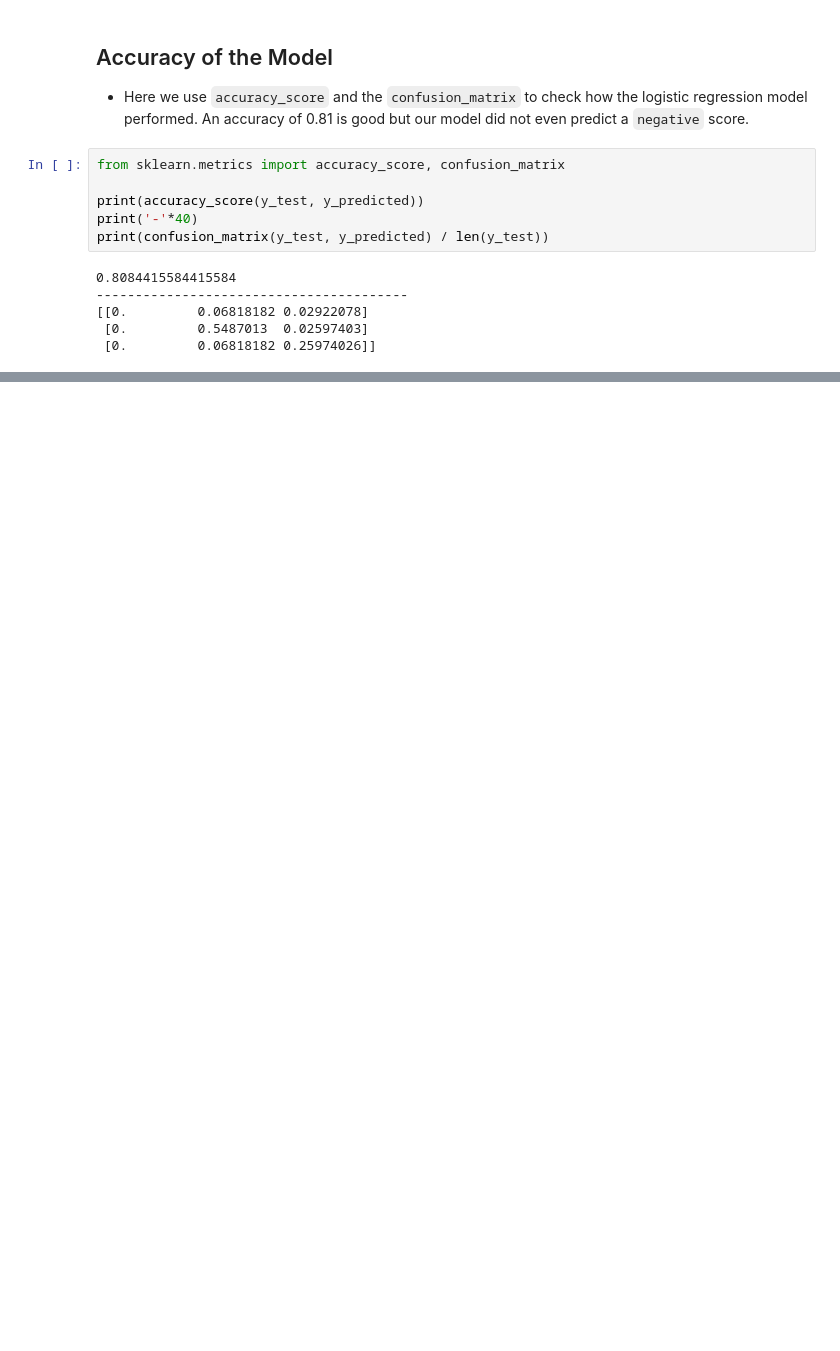
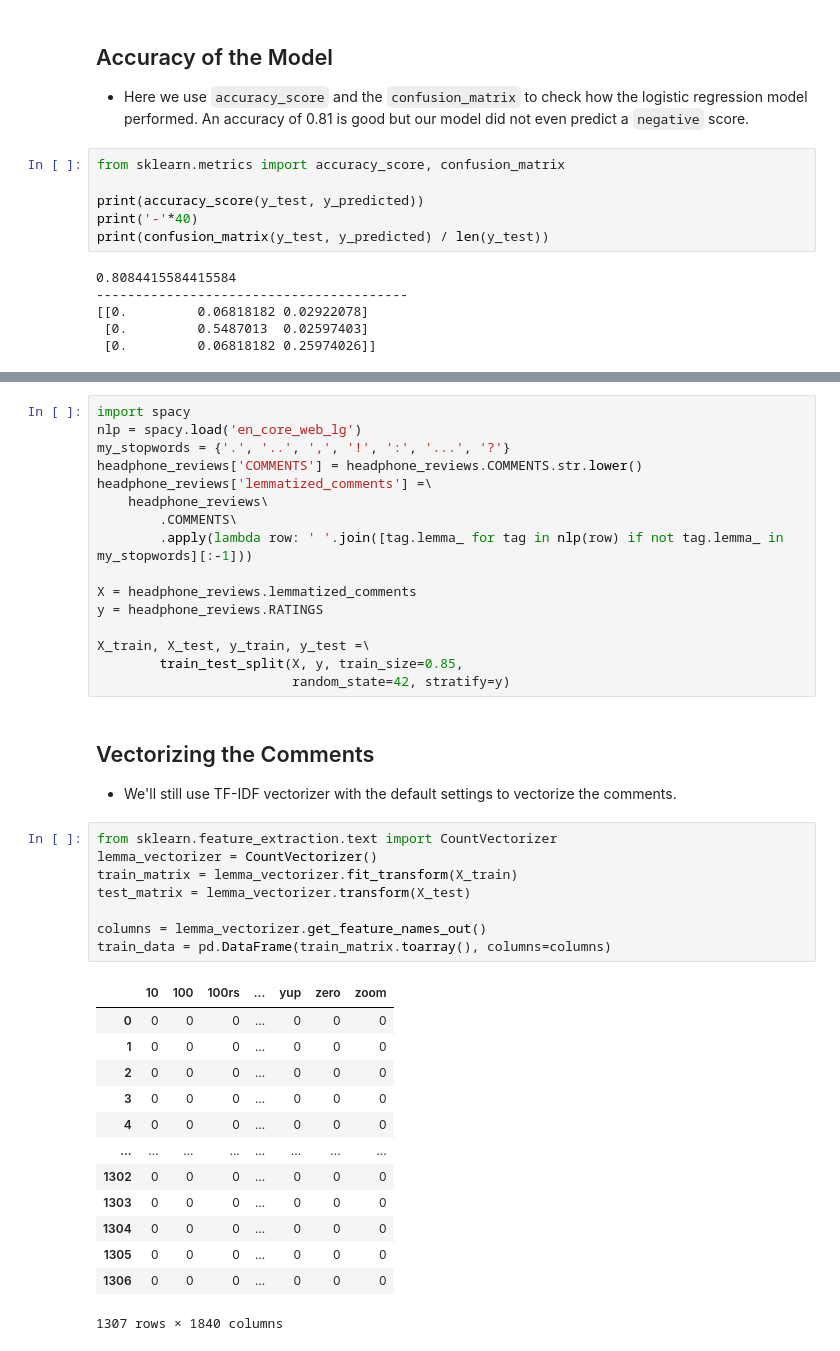
Before and after one commit to Demiga-g/headphones-reviews, a Jupyter notebook: Analysis of Headphone Reviews.ipynb, the cells around one changed output, grey strips where cells are left out. Saved outputs shown, nothing was run; the diff lists cells and outputs as text; blank space fills up the shorter version.

```diff
--- a/Analysis of Headphone Reviews.ipynb
+++ b/Analysis of Headphone Reviews.ipynb
@@ -158,0 +175,42 @@ print(confusion_matrix(y_test, y_predicted) / len(y_test))
+# %%
+import spacy
+nlp = spacy.load('en_core_web_lg')
+my_stopwords = {'.', '..', ',', '!', ':', '...', '?'}
+headphone_reviews['COMMENTS'] = headphone_reviews.COMMENTS.str.lower()
+headphone_reviews['lemmatized_comments'] =\
+    headphone_reviews\
+        .COMMENTS\
+        .apply(lambda row: ' '.join([tag.lemma_ for tag in nlp(row) if not tag.lemma_ in my_stopwords][:-1]))
+
+X = headphone_reviews.lemmatized_comments
+y = headphone_reviews.RATINGS
+
+X_train, X_test, y_train, y_test =\
+        train_test_split(X, y, train_size=0.85,
+                         random_state=42, stratify=y)
+# %% [markdown]
+## Vectorizing the Comments
+
+- We'll still use TF-IDF vectorizer with the default settings to vectorize the comments.
+# %%
+from sklearn.feature_extraction.text import CountVectorizer
+lemma_vectorizer = CountVectorizer()
+train_matrix = lemma_vectorizer.fit_transform(X_train)
+test_matrix = lemma_vectorizer.transform(X_test)
+
+columns = lemma_vectorizer.get_feature_names_out()
+train_data = pd.DataFrame(train_matrix.toarray(), columns=columns)
+# %% [output]
+|  | 10 | 100 | 100rs | ... | yup | zero | zoom |
+| 0 | 0 | 0 | 0 | ... | 0 | 0 | 0 |
+| 1 | 0 | 0 | 0 | ... | 0 | 0 | 0 |
+| 2 | 0 | 0 | 0 | ... | 0 | 0 | 0 |
+| 3 | 0 | 0 | 0 | ... | 0 | 0 | 0 |
+| 4 | 0 | 0 | 0 | ... | 0 | 0 | 0 |
+| ... | ... | ... | ... | ... | ... | ... | ... |
+| 1302 | 0 | 0 | 0 | ... | 0 | 0 | 0 |
+| 1303 | 0 | 0 | 0 | ... | 0 | 0 | 0 |
+| 1304 | 0 | 0 | 0 | ... | 0 | 0 | 0 |
+| 1305 | 0 | 0 | 0 | ... | 0 | 0 | 0 |
+| 1306 | 0 | 0 | 0 | ... | 0 | 0 | 0 |
+1307 rows × 1840 columns
```
Also changed, not shown: parts of 9 cells of this notebook.
